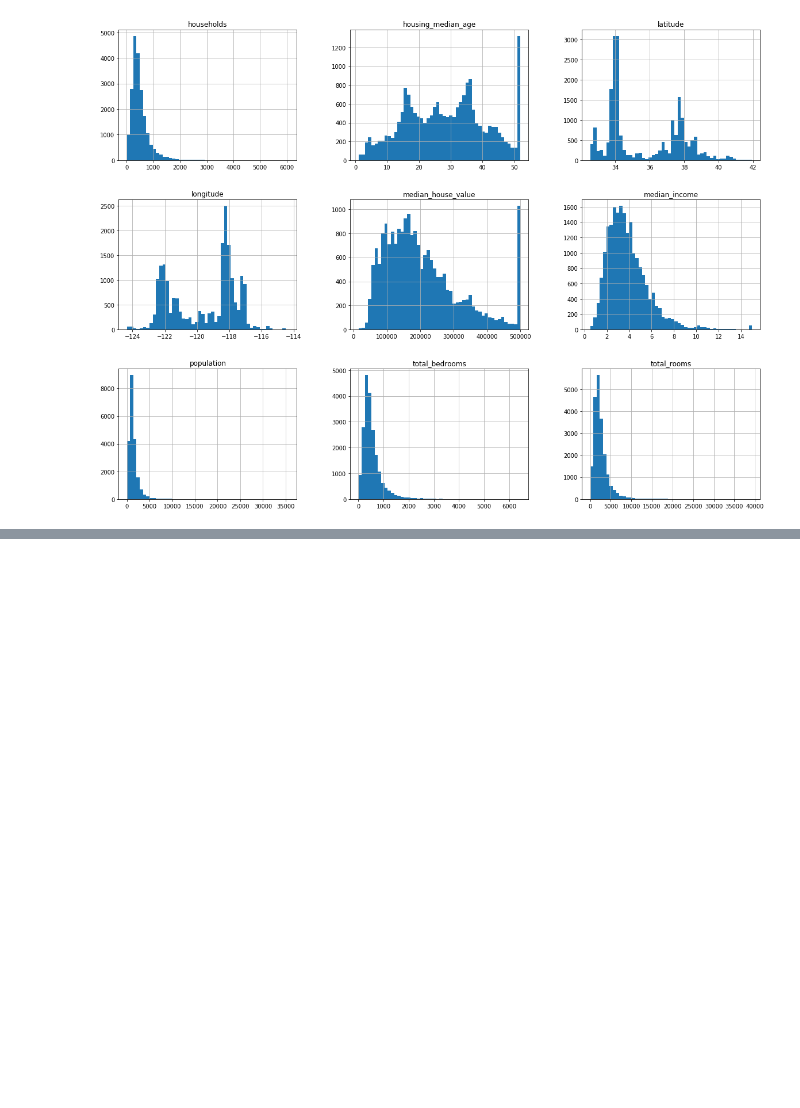
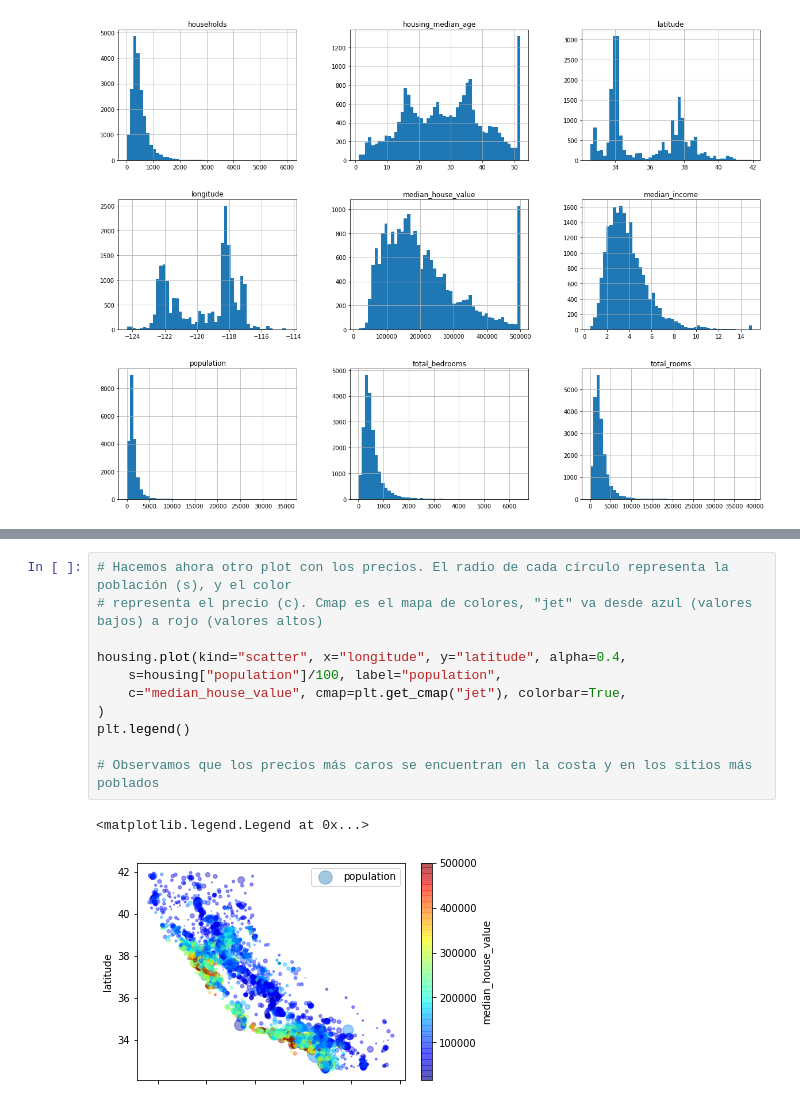
Before and after one commit to marcospm92/Hands-on-Machine-Learning-with-ScikitLearn-and-Tensorflow, a Jupyter notebook: Housing.ipynb, the cells around one changed output, grey strips where cells are left out. Cells and saved outputs as stored; diff of their text form; blank space fills up the shorter version.

```diff
--- a/Housing.ipynb
+++ b/Housing.ipynb
@@ -144,0 +207,14 @@ train_set, test_set = split_train_test_by_id(housing_with_id, 0.2, "index")
+# %%
+# Hacemos ahora otro plot con los precios. El radio de cada círculo representa la población (s), y el color
+# representa el precio (c). Cmap es el mapa de colores, "jet" va desde azul (valores bajos) a rojo (valores altos)
+
+housing.plot(kind="scatter", x="longitude", y="latitude", alpha=0.4,
+    s=housing["population"]/100, label="population",
+    c="median_house_value", cmap=plt.get_cmap("jet"), colorbar=True,
+)
+plt.legend()
+
+# Observamos que los precios más caros se encuentran en la costa y en los sitios más poblados
+# %% [output]
+<matplotlib.legend.Legend at 0x...>
+[figure, added]
```
Also changed, not shown: parts of 10 cells of this notebook.
